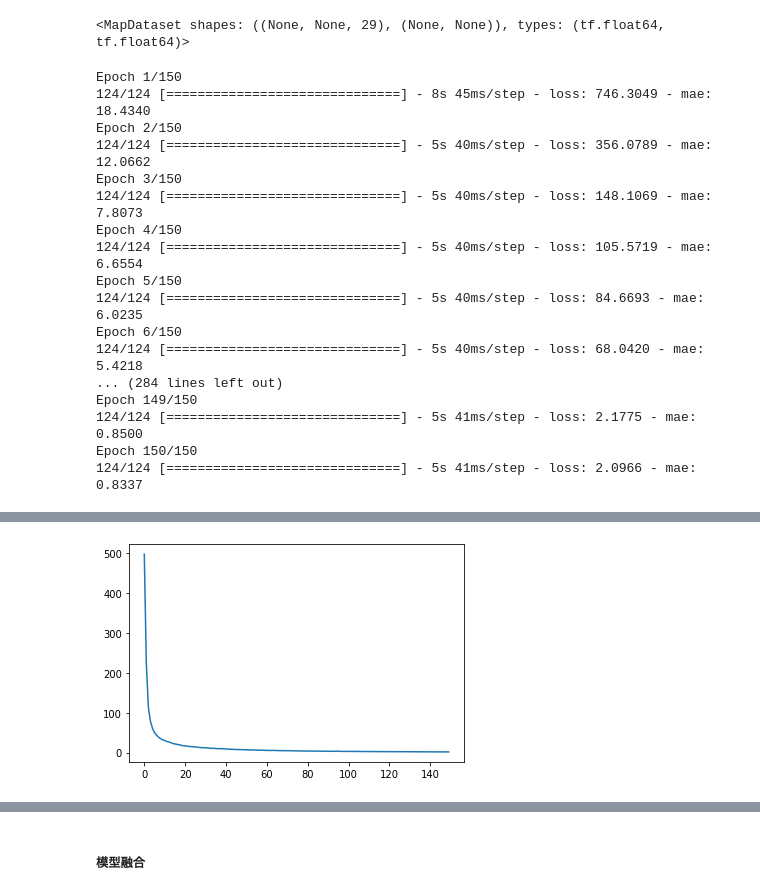
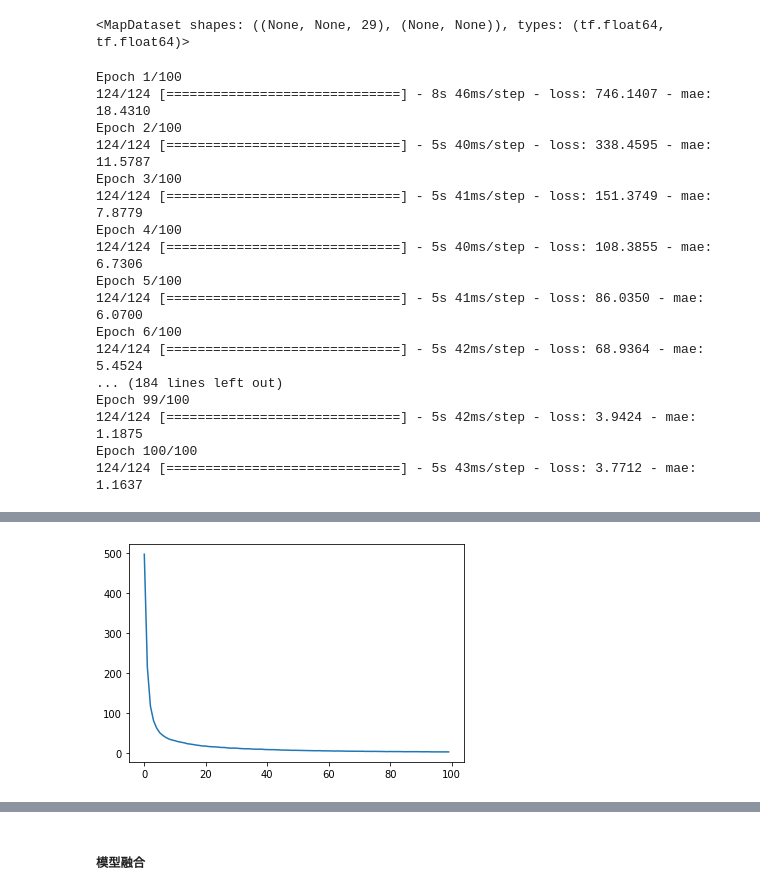
Before and after one commit to ZongXR/Smart-Building-Energy-Consumption-Prediction, a Jupyter notebook: notebooks/main-B.ipynb, the cells around one changed output, grey strips where cells are left out. Drawn from its saved outputs; the diff is of its cells as text; code cells hidden in the pictures.

```diff
--- a/notebooks/main-B.ipynb
+++ b/notebooks/main-B.ipynb
@@ -285,9 +284,6 @@ data['year'] = list(map(lambda x: x.year, data.index.to_list()))
 data["temp"] = data["temp"].rolling("12H").mean()
 data["is_summer"] = data["month"].apply(lambda x: x in (6, 7, 8)).astype(int)
 data["is_winter"] = data["month"].apply(lambda x: x in (12, 1, 2)).astype(int)
-data["value_air"] = data["value_air"] / data["value_total"]
-data["value_socket"] = data["value_socket"] / data["value_total"]
-data["value_light"] = data["value_light"] / data["value_total"]
 # data = pd.concat([data.loc[: "2015-08-03 23:00:00"].dropna(), data.loc["2015-08-04 00:00:00" : "2015-08-10 23:00:00"]], axis=0)
 data
 # %% [output]
@@ -538,7 +534,7 @@ model_socket5.compile(
 try:
     model_socket5.load_weights("../models/LSTM_socket.h5")
     logging.info("loading LSTM model from ../models/LSTM_socket.h5")
-except OSError as e:
+except (OSError, ValueError) as e:
     history: History = model_socket5.fit(
         ds_socket,
         batch_size=128,
@@ -693,7 +692,7 @@ model_light5.compile(
 try:
     model_light5.load_weights("../models/LSTM_light.h5")
     logging.info("loading LSTM model from ../models/LSTM_light.h5")
-except OSError as e:
+except (OSError, ValueError) as e:
     history: History = model_light5.fit(
         ds_light,
         batch_size=128,
@@ -848,7 +850,7 @@ model_air5.compile(
 try:
     model_air5.load_weights("../models/LSTM_air.h5")
     logging.info("loading LSTM model from ../models/LSTM_air.h5")
-except OSError as e:
+except (OSError, ValueError) as e:
     history: History = model_air5.fit(
         ds_air,
         batch_size=128,
@@ -1006,11 +1011,11 @@ model_total5.compile(
 try:
     model_total5.load_weights("../models/LSTM_total.h5")
     logging.info("loading LSTM model from ../models/LSTM_total.h5")
-except OSError as e:
+except (OSError, ValueError) as e:
     history: History = model_total5.fit(
         ds_total,
         batch_size=128,
-        epochs=150,
+        epochs=100,
         workers=12,
         use_multiprocessing=True,
         callbacks=[
@@ -1023,20 +1028,20 @@ except OSError as e:
     plt.plot(history.history["loss"])
     plt.show()
 # %% [output]
-Epoch 1/150
-124/124 [==============================] - 8s 45ms/step - loss: 746.3049 - mae: 18.4340
-Epoch 2/150
-124/124 [==============================] - 5s 40ms/step - loss: 356.0789 - mae: 12.0662
-Epoch 3/150
-124/124 [==============================] - 5s 40ms/step - loss: 148.1069 - mae: 7.8073
-Epoch 4/150
-124/124 [==============================] - 5s 40ms/step - loss: 105.5719 - mae: 6.6554
-Epoch 5/150
-124/124 [==============================] - 5s 40ms/step - loss: 84.6693 - mae: 6.0235
-Epoch 6/150
-124/124 [==============================] - 5s 40ms/step - loss: 68.0420 - mae: 5.4218
-... (284 lines left out)
-Epoch 149/150
-124/124 [==============================] - 5s 41ms/step - loss: 2.1775 - mae: 0.8500
-Epoch 150/150
-124/124 [==============================] - 5s 41ms/step - loss: 2.0966 - mae: 0.8337
+Epoch 1/100
+124/124 [==============================] - 8s 46ms/step - loss: 746.1407 - mae: 18.4310
+Epoch 2/100
+124/124 [==============================] - 5s 40ms/step - loss: 338.4595 - mae: 11.5787
+Epoch 3/100
+124/124 [==============================] - 5s 41ms/step - loss: 151.3749 - mae: 7.8779
+Epoch 4/100
+124/124 [==============================] - 5s 40ms/step - loss: 108.3855 - mae: 6.7306
+Epoch 5/100
+124/124 [==============================] - 5s 41ms/step - loss: 86.0350 - mae: 6.0700
+Epoch 6/100
+124/124 [==============================] - 5s 42ms/step - loss: 68.9364 - mae: 5.4524
+... (184 lines left out)
+Epoch 99/100
+124/124 [==============================] - 5s 42ms/step - loss: 3.9424 - mae: 1.1875
+Epoch 100/100
+124/124 [==============================] - 5s 43ms/step - loss: 3.7712 - mae: 1.1637
@@ -1044,3 +1049,3 @@ Epoch 150/150
-[figure, old version]
+[figure, new version]
 # %%
 total_pred5 = model_total5.predict(np.expand_dims(x_test_total.values, 0))[0, :, 0]
```
Also changed, not shown: parts of 25 cells of this notebook, 6 other files.
